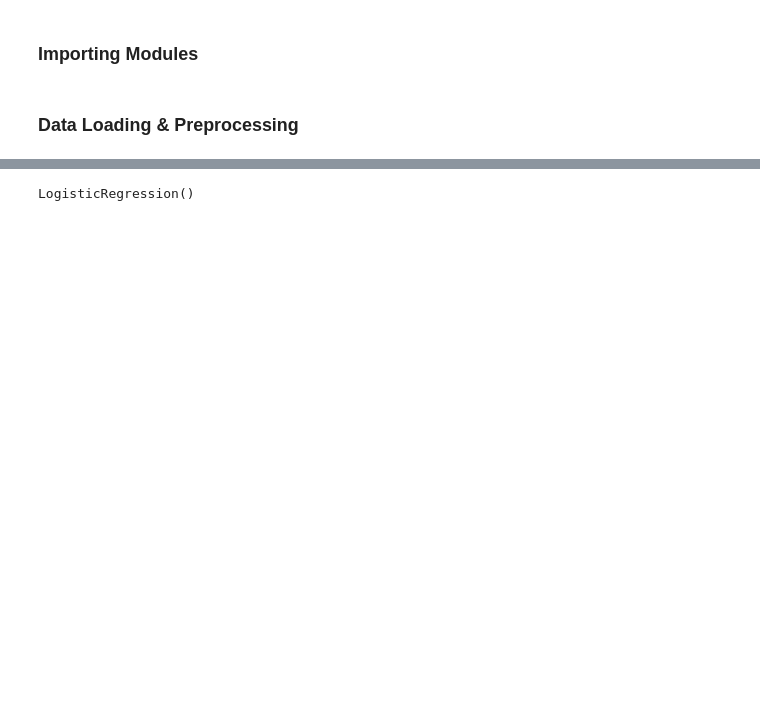
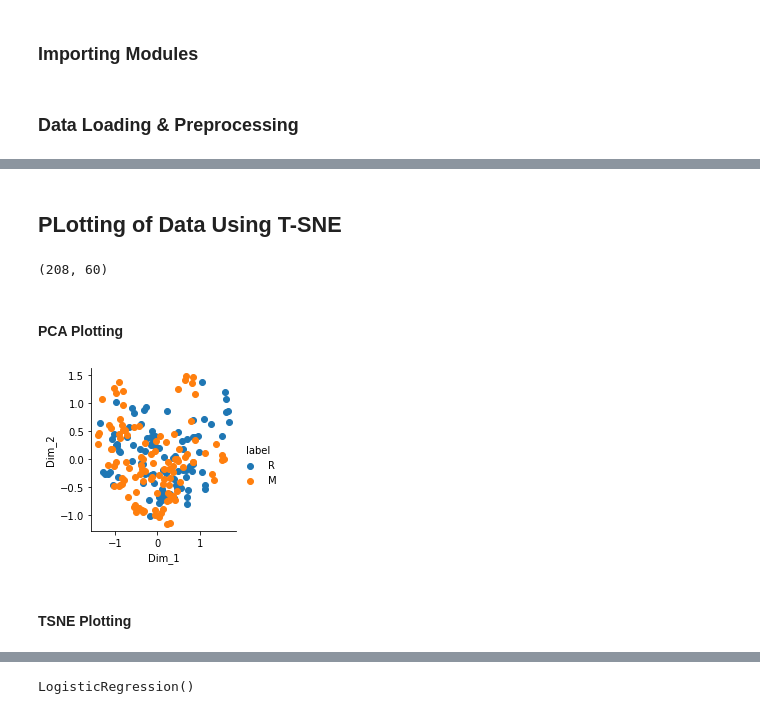
Before and after one commit to anand-therattil/Sonar-Rock-Mine-Prediction, a Jupyter notebook: Rock_vs_Sonar_Detection.ipynb, the cells around one changed output, grey strips where cells are left out. Drawn from its saved outputs; the diff is of its cells as text; code cells hidden in the pictures; blank space fills up the shorter version.

Commit message:
PCA and TSNE plotting

```diff
--- a/Rock_vs_Sonar_Detection.ipynb
+++ b/Rock_vs_Sonar_Detection.ipynb
@@ -33,3 +31,27 @@ data[60].value_counts()
 # %%
 independent = data.drop(columns=60,axis=1)
 dependent = data[60]
+# %% [markdown]
+## PLotting of Data Using T-SNE
+# %%
+standardized_data = StandardScaler().fit_transform(independent)
+print(standardized_data.shape)
+# %% [output]
+(208, 60)
+# %% [markdown]
+#### PCA Plotting
+# %%
+model = PCA(n_components = 2)
+PCA_data = model.fit_transform(independent)
+# %%
+PCA_data = np.vstack((PCA_data.T, dependent)).T
+PCA_df = pd.DataFrame(data = PCA_data,
+     columns =("Dim_1", "Dim_2", "label"))
+# %%
+sn.FacetGrid(PCA_df, hue ="label").map(
+       plt.scatter, 'Dim_1', 'Dim_2').add_legend()
+plt.show()
+# %% [output]
+[figure, added]
+# %% [markdown]
+#### TSNE Plotting
```
Also changed, not shown: parts of 10 cells of this notebook.
